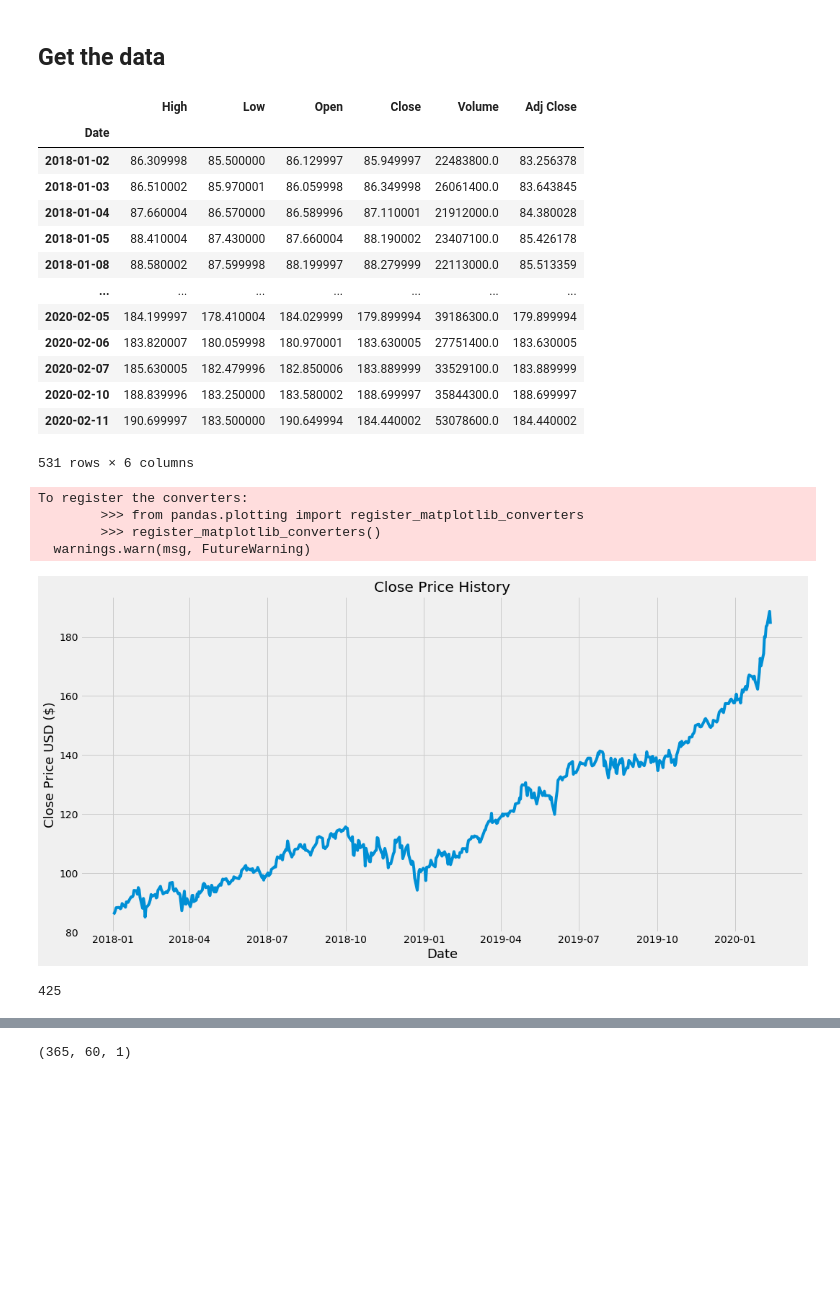
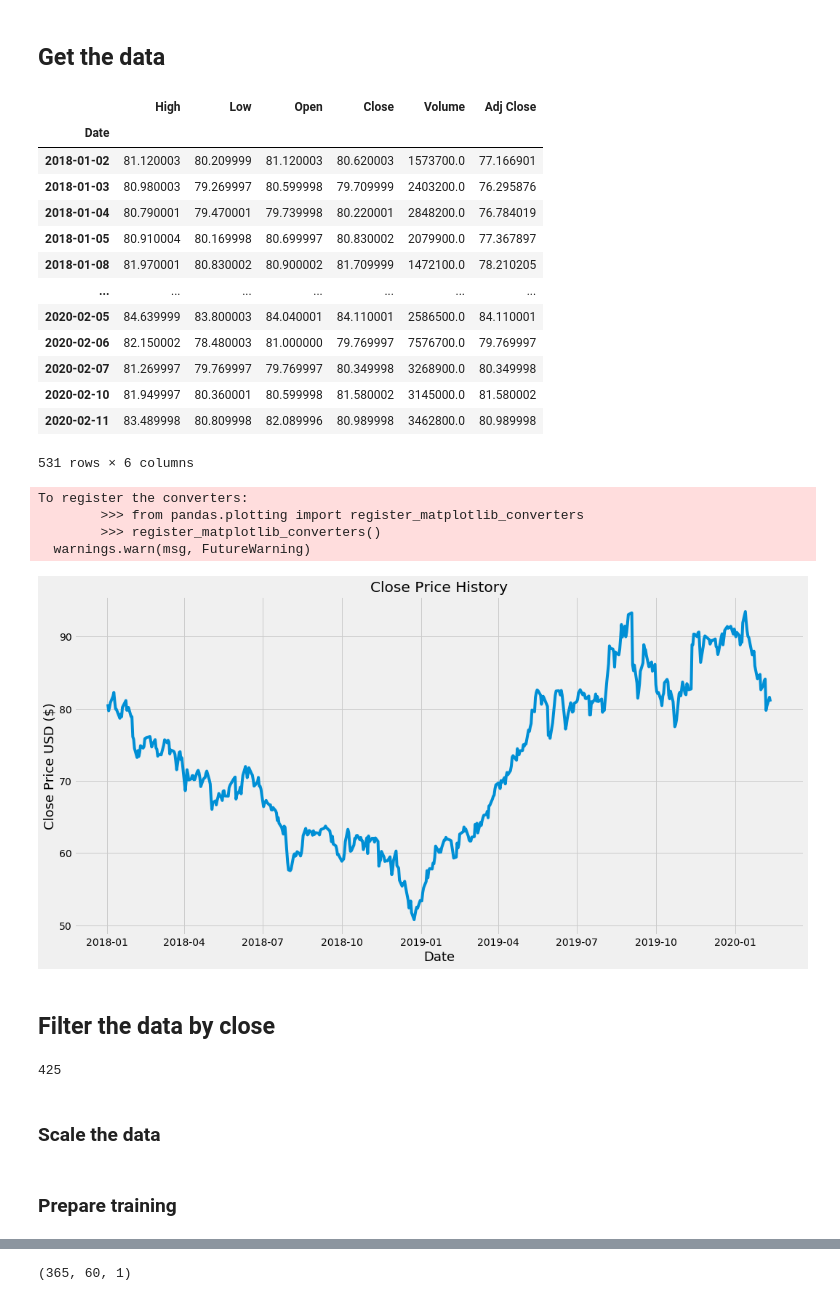
Before and after one commit to qinyufm/deeplearning-models, a Jupyter notebook: LSTM.ipynb, the cells around one changed output, grey strips where cells are left out. Cells and saved outputs as stored; diff of their text form; code cells hidden in the pictures; blank space fills up the shorter version.

```diff
--- a/LSTM.ipynb
+++ b/LSTM.ipynb
@@ -19,23 +19,23 @@ We recommend you upgrade now or ensure your notebook will continue to use Tensor
 # %% [markdown]
 ## Get the data
 # %%
-df = web.DataReader('MSFT', data_source='yahoo', start='2018-01-01', end='2020-02-11')
+df = web.DataReader('MRK', data_source='yahoo', start='2018-01-01', end='2020-02-11')
 #Show the data
 df
 # %% [output]
 |  | High | Low | Open | Close | Volume | Adj Close |
 | Date |  |  |  |  |  |  |
-| 2018-01-02 | 86.309998 | 85.500000 | 86.129997 | 85.949997 | 22483800.0 | 83.256378 |
-| 2018-01-03 | 86.510002 | 85.970001 | 86.059998 | 86.349998 | 26061400.0 | 83.643845 |
-| 2018-01-04 | 87.660004 | 86.570000 | 86.589996 | 87.110001 | 21912000.0 | 84.380028 |
-| 2018-01-05 | 88.410004 | 87.430000 | 87.660004 | 88.190002 | 23407100.0 | 85.426178 |
-| 2018-01-08 | 88.580002 | 87.599998 | 88.199997 | 88.279999 | 22113000.0 | 85.513359 |
+| 2018-01-02 | 81.120003 | 80.209999 | 81.120003 | 80.620003 | 1573700.0 | 77.166901 |
+| 2018-01-03 | 80.980003 | 79.269997 | 80.599998 | 79.709999 | 2403200.0 | 76.295876 |
+| 2018-01-04 | 80.790001 | 79.470001 | 79.739998 | 80.220001 | 2848200.0 | 76.784019 |
+| 2018-01-05 | 80.910004 | 80.169998 | 80.699997 | 80.830002 | 2079900.0 | 77.367897 |
+| 2018-01-08 | 81.970001 | 80.830002 | 80.900002 | 81.709999 | 1472100.0 | 78.210205 |
 | ... | ... | ... | ... | ... | ... | ... |
-| 2020-02-05 | 184.199997 | 178.410004 | 184.029999 | 179.899994 | 39186300.0 | 179.899994 |
-| 2020-02-06 | 183.820007 | 180.059998 | 180.970001 | 183.630005 | 27751400.0 | 183.630005 |
-| 2020-02-07 | 185.630005 | 182.479996 | 182.850006 | 183.889999 | 33529100.0 | 183.889999 |
-| 2020-02-10 | 188.839996 | 183.250000 | 183.580002 | 188.699997 | 35844300.0 | 188.699997 |
-| 2020-02-11 | 190.699997 | 183.500000 | 190.649994 | 184.440002 | 53078600.0 | 184.440002 |
+| 2020-02-05 | 84.639999 | 83.800003 | 84.040001 | 84.110001 | 2586500.0 | 84.110001 |
+| 2020-02-06 | 82.150002 | 78.480003 | 81.000000 | 79.769997 | 7576700.0 | 79.769997 |
+| 2020-02-07 | 81.269997 | 79.769997 | 79.769997 | 80.349998 | 3268900.0 | 80.349998 |
+| 2020-02-10 | 81.949997 | 80.360001 | 80.599998 | 81.580002 | 3145000.0 | 81.580002 |
+| 2020-02-11 | 83.489998 | 80.809998 | 82.089996 | 80.989998 | 3462800.0 | 80.989998 |
 531 rows × 6 columns
 # %%
 #Visualize the closing price history
@@ -50,7 +50,9 @@ To register the converters:
         >>> from pandas.plotting import register_matplotlib_converters
         >>> register_matplotlib_converters()
   warnings.warn(msg, FutureWarning)
-[figure, old version]
+[figure, new version]
+# %% [markdown]
+## Filter the data by close
 # %%
 #Create a new dataframe with only the 'Close column
 data = df.filter(['Close'])
@@ -62,10 +64,14 @@ training_data_len = math.ceil( len(dataset) * .8 )
 training_data_len
 # %% [output]
 425
+# %% [markdown]
+### Scale the data
 # %%
 #Scale the data
 scaler = MinMaxScaler(feature_range=(0,1))
 scaled_data = scaler.fit_transform(dataset)
+# %% [markdown]
+### Prepare training
 # %%
 #Create the training data set
 #Create the scaled training data set
```
Also changed, not shown: parts of 13 cells of this notebook.
